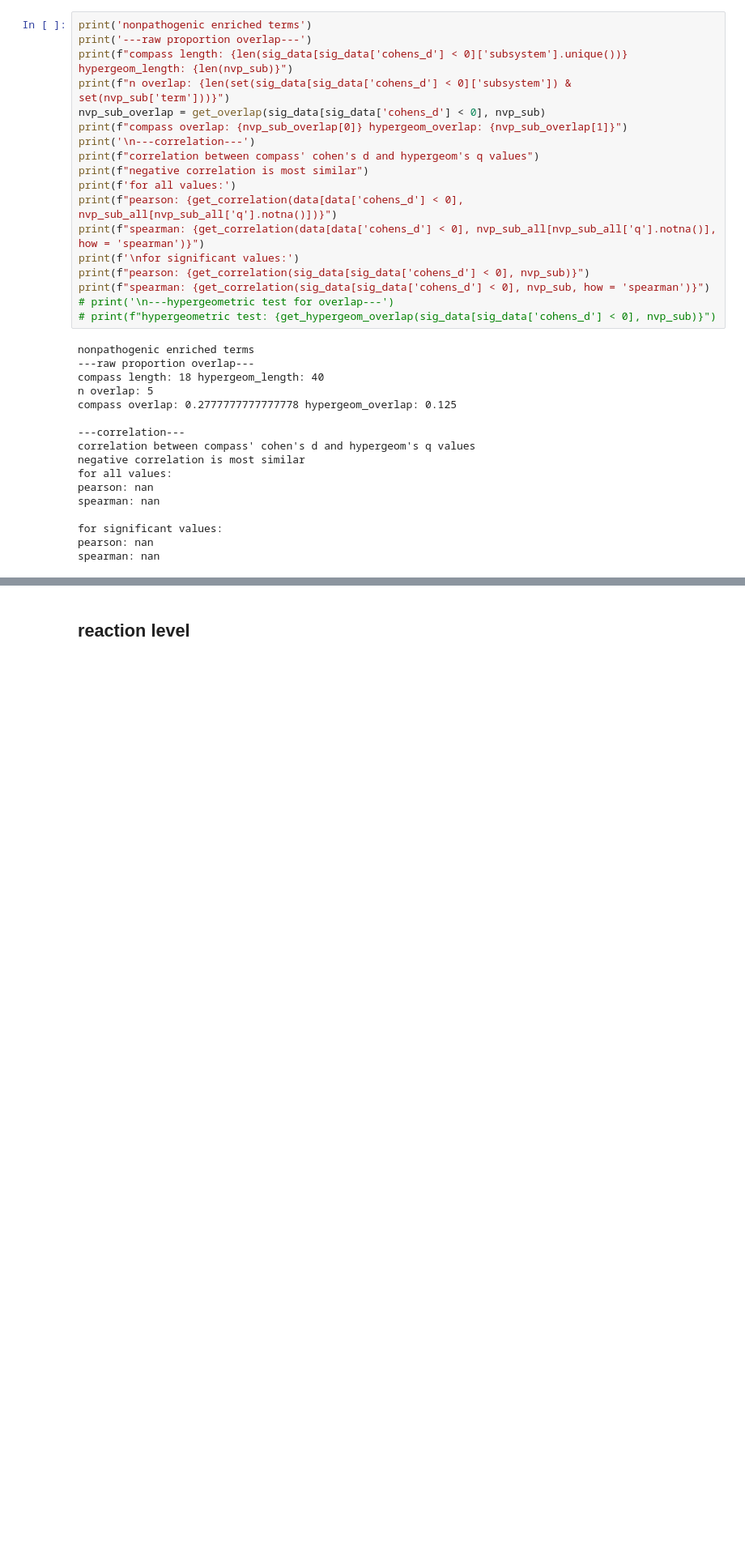
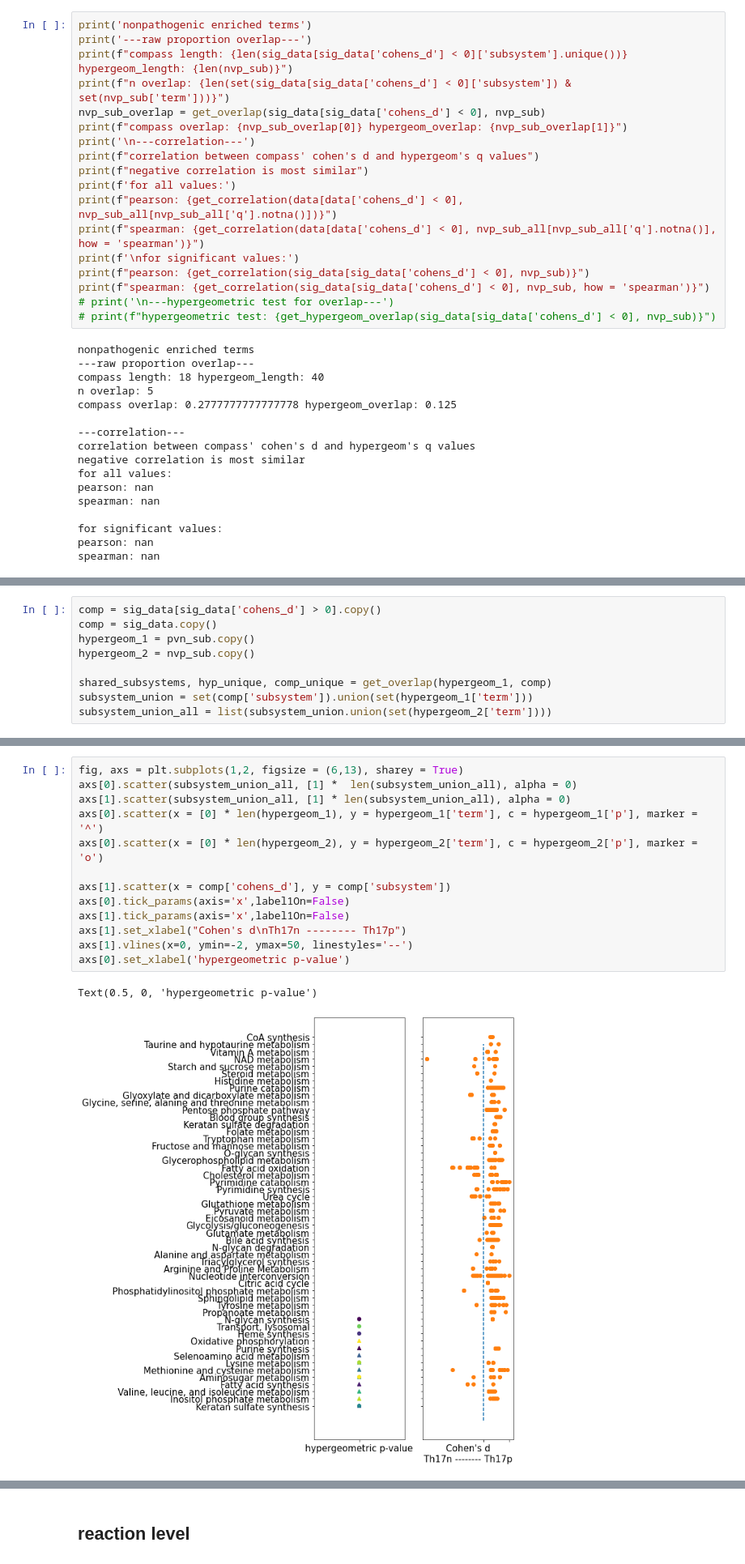
Before and after one commit to z2e2/metabolic_analysis, a Jupyter notebook: 2_compass_comparison_scrna_mw_genes.ipynb, the cells around one changed output, grey strips where cells are left out. Shown at 81% size. Saved outputs shown, nothing was run; the diff lists cells and outputs as text; blank space fills up the shorter version.

```diff
--- a/2_compass_comparison_scrna_mw_genes.ipynb
+++ b/2_compass_comparison_scrna_mw_genes.ipynb
@@ -632,0 +705,9 @@ spearman: nan
+# %%
+comp = sig_data[sig_data['cohens_d'] > 0].copy()
+comp = sig_data.copy()
+hypergeom_1 = pvn_sub.copy()
+hypergeom_2 = nvp_sub.copy()
+
+shared_subsystems, hyp_unique, comp_unique = get_overlap(hypergeom_1, comp)
+subsystem_union = set(comp['subsystem']).union(set(hypergeom_1['term']))
+subsystem_union_all = list(subsystem_union.union(set(hypergeom_2['term'])))
@@ -632,0 +727,16 @@ spearman: nan
+# %%
+fig, axs = plt.subplots(1,2, figsize = (6,13), sharey = True)
+axs[0].scatter(subsystem_union_all, [1] *  len(subsystem_union_all), alpha = 0)
+axs[1].scatter(subsystem_union_all, [1] * len(subsystem_union_all), alpha = 0)
+axs[0].scatter(x = [0] * len(hypergeom_1), y = hypergeom_1['term'], c = hypergeom_1['p'], marker = '^')
+axs[0].scatter(x = [0] * len(hypergeom_2), y = hypergeom_2['term'], c = hypergeom_2['p'], marker = 'o')
+
+axs[1].scatter(x = comp['cohens_d'], y = comp['subsystem'])
+axs[0].tick_params(axis='x',label1On=False)
+axs[1].tick_params(axis='x',label1On=False)
+axs[1].set_xlabel("Cohen's d\nTh17n -------- Th17p")
+axs[1].vlines(x=0, ymin=-2, ymax=50, linestyles='--')
+axs[0].set_xlabel('hypergeometric p-value')
+# %% [output]
+Text(0.5, 0, 'hypergeometric p-value')
+[figure, added]
```
Also changed, not shown: parts of 144 cells of this notebook, 15 other files.
